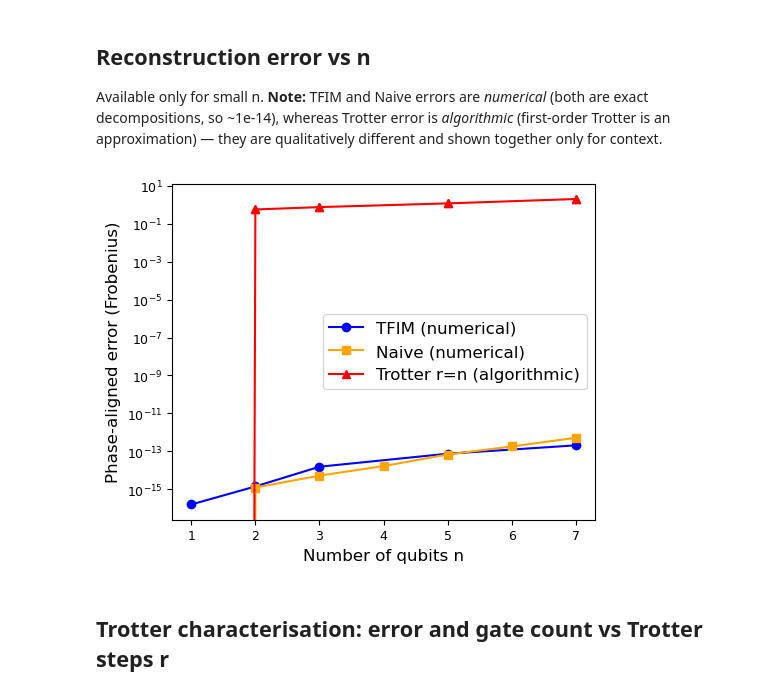
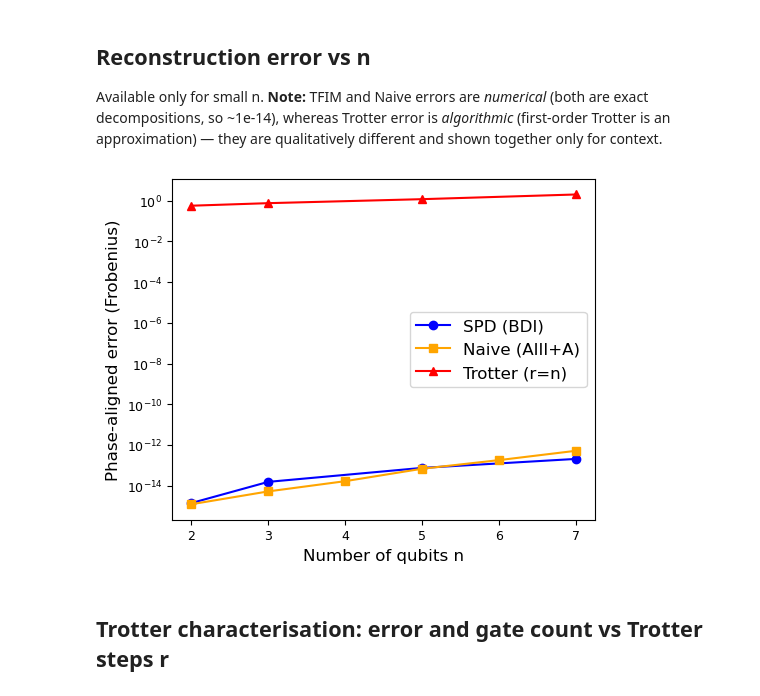
Before and after one commit to yangliu141/tfim-unitary-synthesis, a Jupyter notebook: Results/visualisations.ipynb, the cells around one changed output. Cells and saved outputs as stored; diff of their text form; code cells hidden in the pictures.

Commit message:
Updated plots

```diff
--- a/Results/visualisations.ipynb
+++ b/Results/visualisations.ipynb
@@ -48,7 +48,7 @@ for label, df in [("TFIM", tfim), ("Trotter", trot), ("Naive", naive)]:
 # gaps on a log axis. Likewise, reconstruction errors below ERR_FLOOR are
 # floating-point noise (the exact methods sit at machine precision). We drop both.
 N_MIN = 2
-ERR_FLOOR = 1e-14
+ERR_FLOOR = 1e-16
 
 def clean_err(df):
     """Drop NaN errors, n < N_MIN, and sub-ERR_FLOOR noise for log-scale plots."""
@@ -219,30 +219,30 @@ approximation) — they are qualitatively different and shown together only for
 # %%
 plt.rcParams.update({
     "font.size": 12,
     "axes.labelsize": 12,
     "xtick.labelsize": 9,
     "ytick.labelsize": 9,
     "legend.fontsize": 12,
 })
 
 scaling_factor = 1.5
 fig, ax = plt.subplots(figsize=(3.5*scaling_factor, 2.8*scaling_factor))
 
-for df, lab, c, m in [(tfim, "SPD (numerical)", "blue", "o"),
-                      (naive, "Naive (numerical)", "orange", "s"),
-                      (trot_rep, "Trotter r=n (algorithmic)", "red", "^")]:
+for df, lab, c, m in [(tfim, "SPD (BDI)", "blue", "o"),
+                      (naive, "Naive (AIII+A)", "orange", "s"),
+                      (trot_rep, "Trotter (r=n)", "red", "^")]:
     d = clean_err(df)   # drop n=1 (degenerate) and sub-1e-14 float noise
     if d is not None and len(d):
         ax.plot(d["n_qubits"], d["error"], m + "-", color=c, label=lab)
 ax.set_xlabel("Number of qubits n")
 ax.set_ylabel("Phase-aligned error (Frobenius)")
 ax.set_yscale("log")
 ax.legend()
 plt.tight_layout()
 plt.savefig(os.path.join(results_dir, "reconstruction_error.png"), dpi=150)
 plt.show()
 # %% [output]
-[figure, old version]
+[figure, new version]
 # %% [markdown]
 ## Trotter characterisation: error and gate count vs Trotter steps r
 # %%
```
Also changed, not shown: parts of 6 cells of this notebook, 6 other files.
